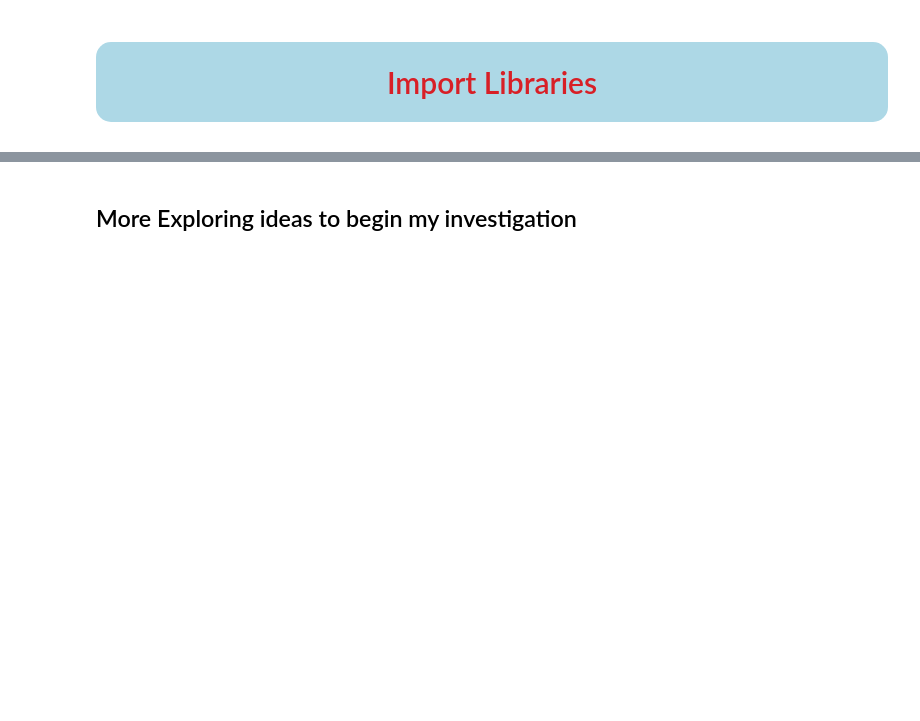
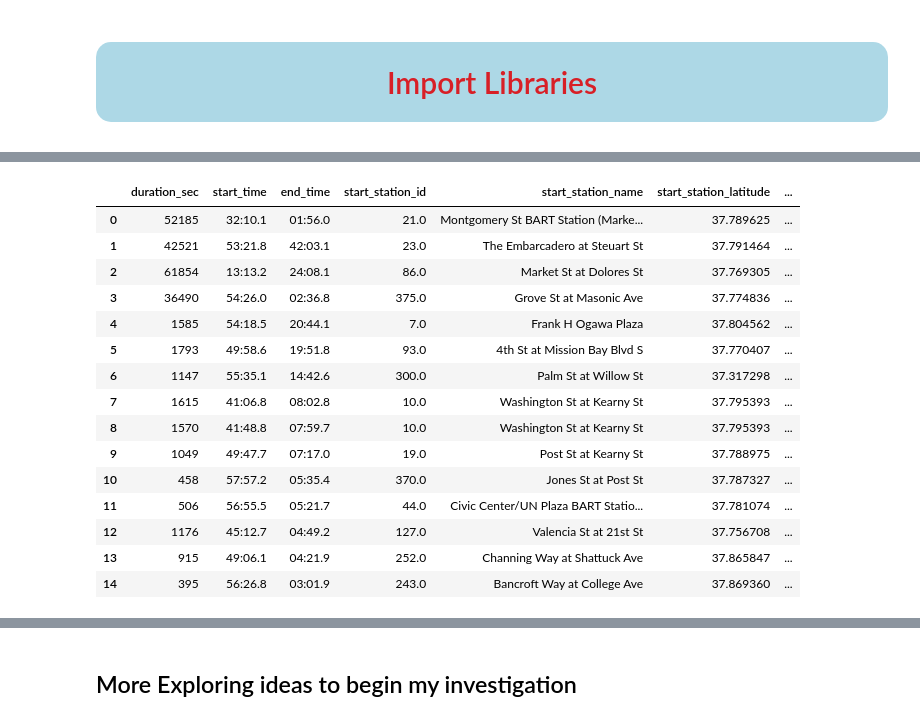
Before and after one commit to Hashem-Rashed/Data_Preprocessing_Module, a Jupyter notebook: datasciece-Final-Project.ipynb, the cells around one changed output, grey strips where cells are left out. Drawn from its saved outputs; the diff is of its cells as text; code cells hidden in the pictures; blank space fills up the shorter version.

```diff
--- a/datasciece-Final-Project.ipynb
+++ b/datasciece-Final-Project.ipynb
@@ -129,4 +142,22 @@ df.head()
 # %%
 ## I display 15 rows to understand the content values more
+df.head(15)
+# %% [output]
+|  | duration_sec | start_time | end_time | start_station_id | start_station_name | start_station_latitude | ... |
+| 0 | 52185 | 32:10.1 | 01:56.0 | 21.0 | Montgomery St BART Station (Marke... | 37.789625 | ... |
+| 1 | 42521 | 53:21.8 | 42:03.1 | 23.0 | The Embarcadero at Steuart St | 37.791464 | ... |
+| 2 | 61854 | 13:13.2 | 24:08.1 | 86.0 | Market St at Dolores St | 37.769305 | ... |
+| 3 | 36490 | 54:26.0 | 02:36.8 | 375.0 | Grove St at Masonic Ave | 37.774836 | ... |
+| 4 | 1585 | 54:18.5 | 20:44.1 | 7.0 | Frank H Ogawa Plaza | 37.804562 | ... |
+| 5 | 1793 | 49:58.6 | 19:51.8 | 93.0 | 4th St at Mission Bay Blvd S | 37.770407 | ... |
+| 6 | 1147 | 55:35.1 | 14:42.6 | 300.0 | Palm St at Willow St | 37.317298 | ... |
+| 7 | 1615 | 41:06.8 | 08:02.8 | 10.0 | Washington St at Kearny St | 37.795393 | ... |
+| 8 | 1570 | 41:48.8 | 07:59.7 | 10.0 | Washington St at Kearny St | 37.795393 | ... |
+| 9 | 1049 | 49:47.7 | 07:17.0 | 19.0 | Post St at Kearny St | 37.788975 | ... |
+| 10 | 458 | 57:57.2 | 05:35.4 | 370.0 | Jones St at Post St | 37.787327 | ... |
+| 11 | 506 | 56:55.5 | 05:21.7 | 44.0 | Civic Center/UN Plaza BART Statio... | 37.781074 | ... |
+| 12 | 1176 | 45:12.7 | 04:49.2 | 127.0 | Valencia St at 21st St | 37.756708 | ... |
+| 13 | 915 | 49:06.1 | 04:21.9 | 252.0 | Channing Way at Shattuck Ave | 37.865847 | ... |
+| 14 | 395 | 56:26.8 | 03:01.9 | 243.0 | Bancroft Way at College Ave | 37.869360 | ... |
 # %%
 # descriptive statistics for numeric variables
```
Also changed, not shown: parts of 29 cells of this notebook.
